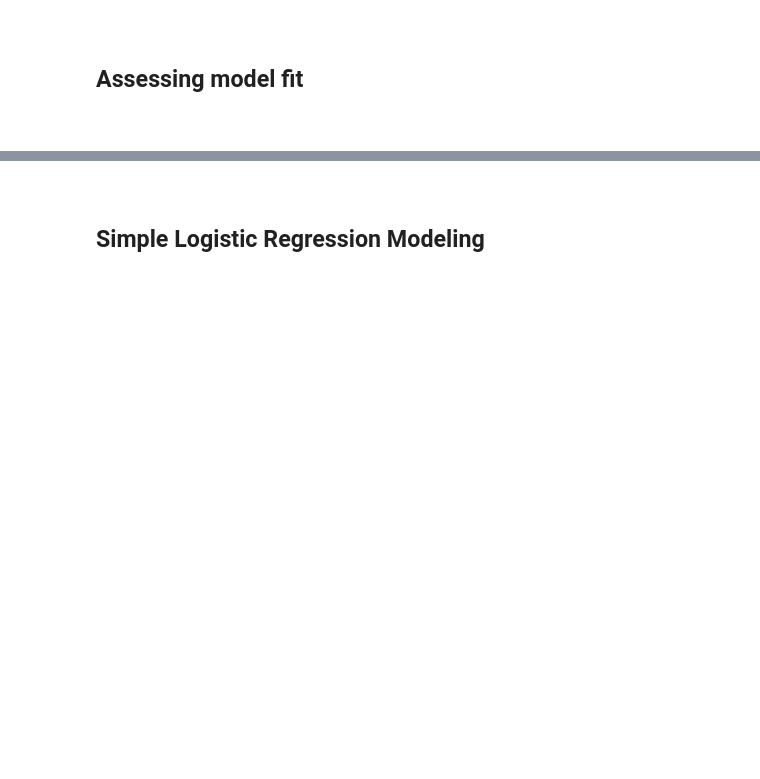
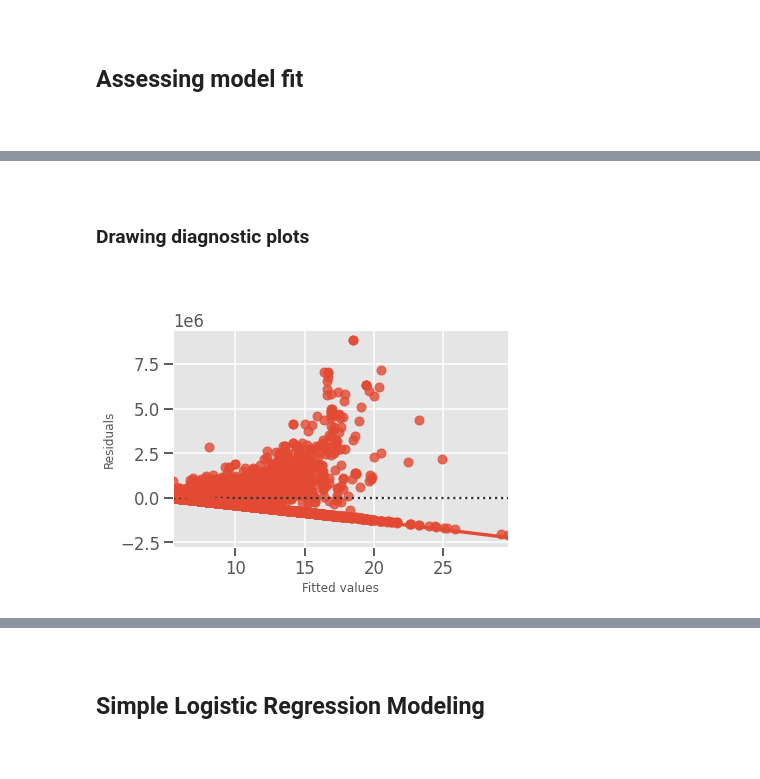
Before and after one commit to Pevicsanch/intro-to-regression-in-Python, a Jupyter notebook: into_to_regression.ipynb, the cells around one changed output, grey strips where cells are left out. Cells and saved outputs as stored; diff of their text form; code cells hidden in the pictures; blank space fills up the shorter version.

```diff
--- a/into_to_regression.ipynb
+++ b/into_to_regression.ipynb
@@ -460,0 +519,16 @@ $~$
+# %% [markdown]
+$~$
+
+### Drawing diagnostic plots
+
+$~$
+# %%
+# Plot the residuals vs. fitted values
+sns.residplot(x="sqrt_size", y="Price", data=df, lowess=True)
+plt.xlabel("Fitted values")
+plt.ylabel("Residuals")
+
+# Show the plot
+plt.show()
+# %% [output]
+[figure, added]
```
Also changed, not shown: parts of 29 cells of this notebook.
